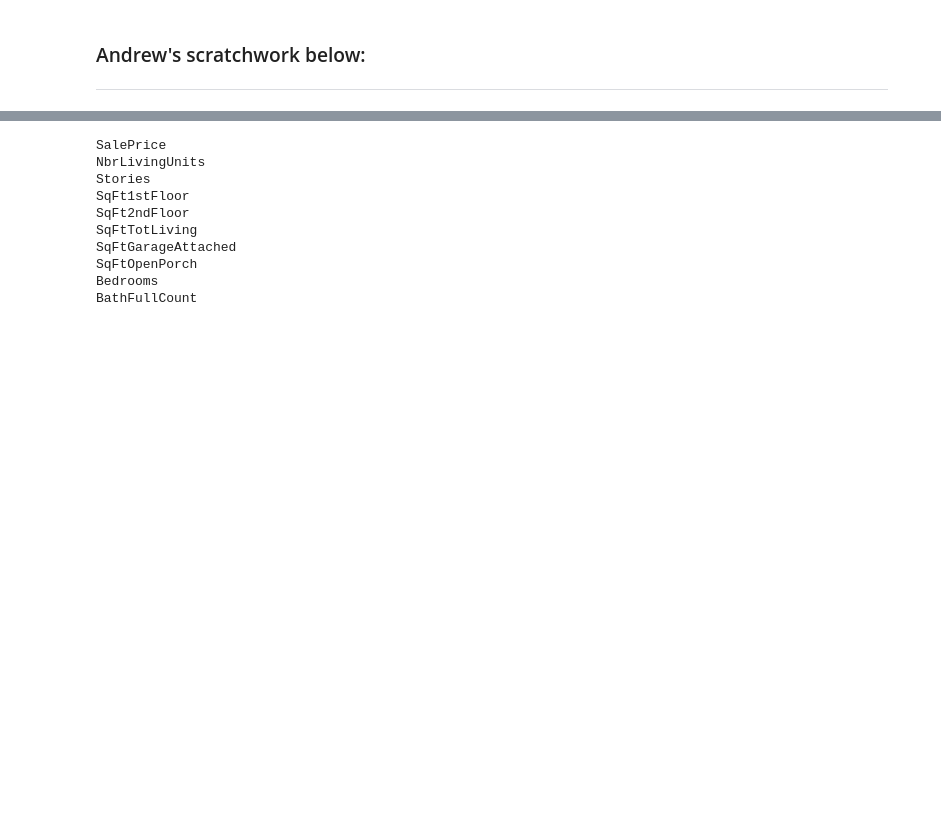
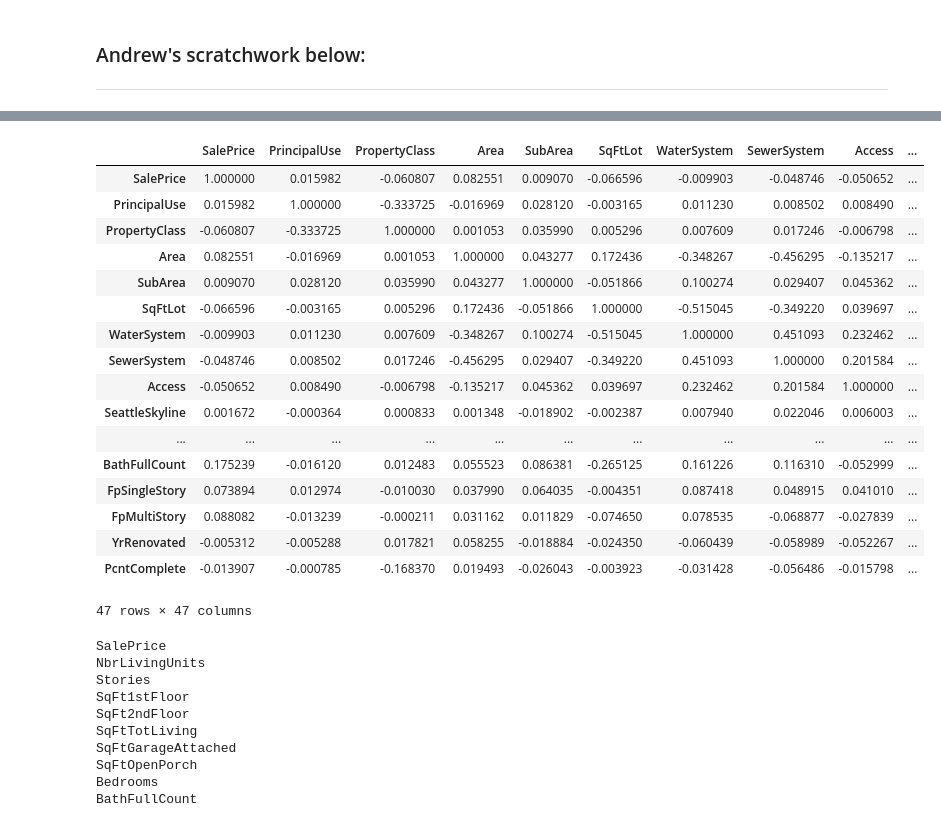
Before and after one commit to ghPRao/phase_2_project_chicago-sf-seattle-ds-082420, a Jupyter notebook: andrew_PR_EDA.ipynb, the cells around one changed output, grey strips where cells are left out. Saved outputs shown, nothing was run; the diff lists cells and outputs as text; code cells hidden in the pictures; blank space fills up the shorter version.

```diff
--- a/andrew_PR_EDA.ipynb
+++ b/andrew_PR_EDA.ipynb
@@ -78,3 +103,24 @@ df.head()
+# %%
+df.corr()
+# %% [output]
+|  | SalePrice | PrincipalUse | PropertyClass | Area | SubArea | SqFtLot | WaterSystem | SewerSystem | Access | ... |
+| SalePrice | 1.000000 | 0.015982 | -0.060807 | 0.082551 | 0.009070 | -0.066596 | -0.009903 | -0.048746 | -0.050652 | ... |
+| PrincipalUse | 0.015982 | 1.000000 | -0.333725 | -0.016969 | 0.028120 | -0.003165 | 0.011230 | 0.008502 | 0.008490 | ... |
+| PropertyClass | -0.060807 | -0.333725 | 1.000000 | 0.001053 | 0.035990 | 0.005296 | 0.007609 | 0.017246 | -0.006798 | ... |
+| Area | 0.082551 | -0.016969 | 0.001053 | 1.000000 | 0.043277 | 0.172436 | -0.348267 | -0.456295 | -0.135217 | ... |
+| SubArea | 0.009070 | 0.028120 | 0.035990 | 0.043277 | 1.000000 | -0.051866 | 0.100274 | 0.029407 | 0.045362 | ... |
+| SqFtLot | -0.066596 | -0.003165 | 0.005296 | 0.172436 | -0.051866 | 1.000000 | -0.515045 | -0.349220 | 0.039697 | ... |
+| WaterSystem | -0.009903 | 0.011230 | 0.007609 | -0.348267 | 0.100274 | -0.515045 | 1.000000 | 0.451093 | 0.232462 | ... |
+| SewerSystem | -0.048746 | 0.008502 | 0.017246 | -0.456295 | 0.029407 | -0.349220 | 0.451093 | 1.000000 | 0.201584 | ... |
+| Access | -0.050652 | 0.008490 | -0.006798 | -0.135217 | 0.045362 | 0.039697 | 0.232462 | 0.201584 | 1.000000 | ... |
+| SeattleSkyline | 0.001672 | -0.000364 | 0.000833 | 0.001348 | -0.018902 | -0.002387 | 0.007940 | 0.022046 | 0.006003 | ... |
+| ... | ... | ... | ... | ... | ... | ... | ... | ... | ... | ... |
+| BathFullCount | 0.175239 | -0.016120 | 0.012483 | 0.055523 | 0.086381 | -0.265125 | 0.161226 | 0.116310 | -0.052999 | ... |
+| FpSingleStory | 0.073894 | 0.012974 | -0.010030 | 0.037990 | 0.064035 | -0.004351 | 0.087418 | 0.048915 | 0.041010 | ... |
+| FpMultiStory | 0.088082 | -0.013239 | -0.000211 | 0.031162 | 0.011829 | -0.074650 | 0.078535 | -0.068877 | -0.027839 | ... |
+| YrRenovated | -0.005312 | -0.005288 | 0.017821 | 0.058255 | -0.018884 | -0.024350 | -0.060439 | -0.058989 | -0.052267 | ... |
+| PcntComplete | -0.013907 | -0.000785 | -0.168370 | 0.019493 | -0.026043 | -0.003923 | -0.031428 | -0.056486 | -0.015798 | ... |
+47 rows × 47 columns
 # %%
 col = []
 dic = df_merged.corr()['SalePrice'].to_dict()
```
Also changed, not shown: parts of 17 cells of this notebook.
